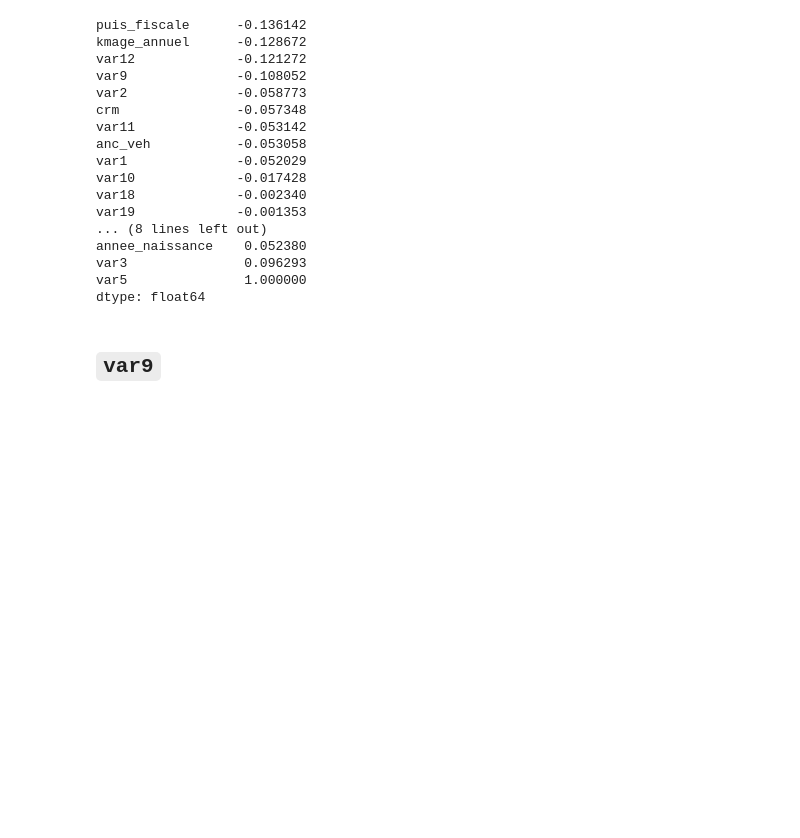
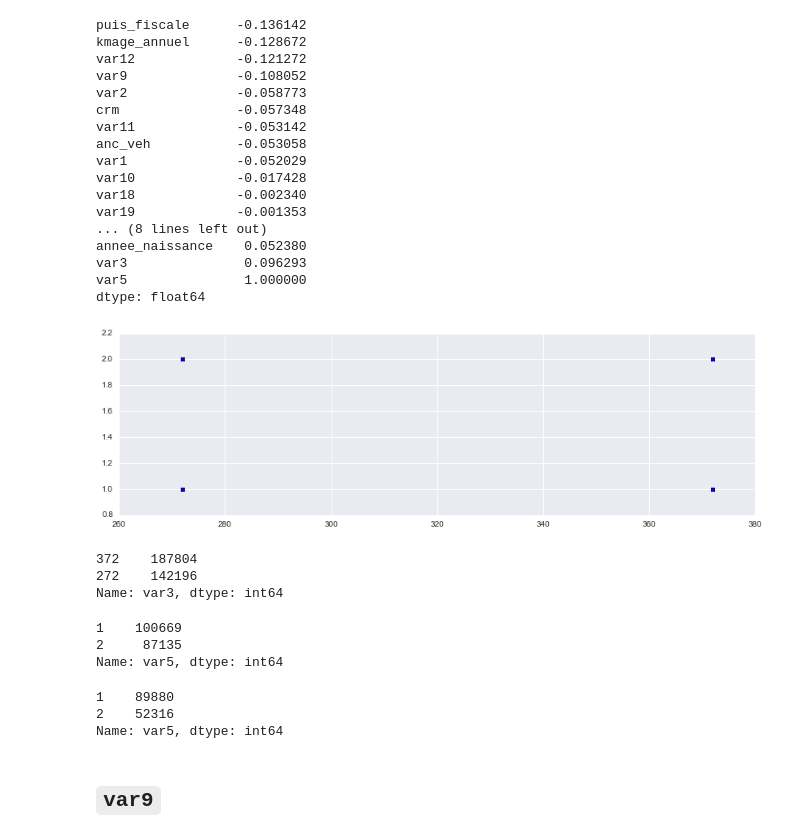
Before and after one commit to demidovakatya/competitions, a Jupyter notebook: eda_correlations.ipynb, the cells around one changed output. Drawn from its saved outputs; the diff is of its cells as text; code cells hidden in the pictures; blank space fills up the shorter version.

```diff
--- a/eda_correlations.ipynb
+++ b/eda_correlations.ipynb
@@ -350,6 +350,29 @@ annee_naissance    0.052380
 var3               0.096293
 var5               1.000000
 dtype: float64
+# %%
+plt.figure(figsize = (14, 4))
+plt.scatter(df.var3, df.var5);
+# %% [output]
+[figure, added]
+# %%
+df.var3.value_counts()
+# %% [output]
+372    187804
+272    142196
+Name: var3, dtype: int64
+# %%
+df[df.var3 == 372].var5.value_counts()
+# %% [output]
+1    100669
+2     87135
+Name: var5, dtype: int64
+# %%
+df[df.var3 == 272].var5.value_counts()
+# %% [output]
+1    89880
+2    52316
+Name: var5, dtype: int64
 # %% [markdown]
 ## `var9`
 # %%
```
Also changed, not shown: parts of 4 cells of this notebook.
